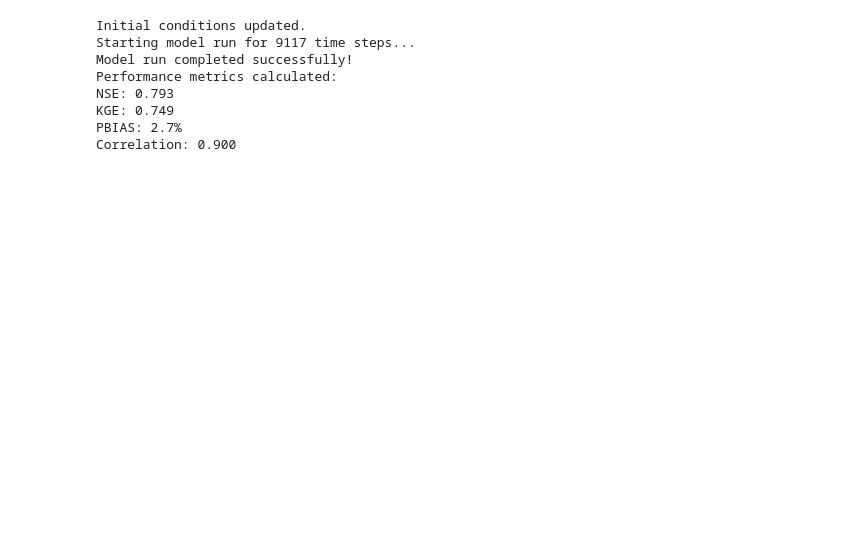
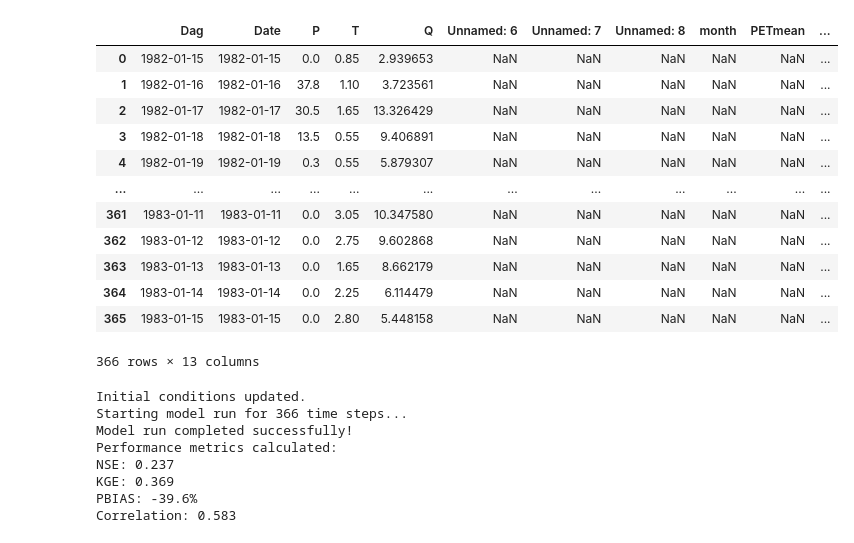
Before and after one commit to abdallaox/HBV_python_implementation, a Jupyter notebook: test.ipynb, the cells around one changed output. Drawn from its saved outputs; the diff is of its cells as text; code cells hidden in the pictures; blank space fills up the shorter version.

```diff
--- a/test.ipynb
+++ b/test.ipynb
@@ -40,25 +49,42 @@ Loaded data with 9117 time steps, from 1981-01-15 00:00:00 to 2005-12-31 00:00:0
+# %%
+import matplotlib.pyplot as plt
+model.data
+# %% [output]
+|  | Dag | Date | P | T | Q | Unnamed: 6 | Unnamed: 7 | Unnamed: 8 | month | PETmean | ... |
+| 0 | 1982-01-15 | 1982-01-15 | 0.0 | 0.85 | 2.939653 | NaN | NaN | NaN | NaN | NaN | ... |
+| 1 | 1982-01-16 | 1982-01-16 | 37.8 | 1.10 | 3.723561 | NaN | NaN | NaN | NaN | NaN | ... |
+| 2 | 1982-01-17 | 1982-01-17 | 30.5 | 1.65 | 13.326429 | NaN | NaN | NaN | NaN | NaN | ... |
+| 3 | 1982-01-18 | 1982-01-18 | 13.5 | 0.55 | 9.406891 | NaN | NaN | NaN | NaN | NaN | ... |
+| 4 | 1982-01-19 | 1982-01-19 | 0.3 | 0.55 | 5.879307 | NaN | NaN | NaN | NaN | NaN | ... |
+| ... | ... | ... | ... | ... | ... | ... | ... | ... | ... | ... | ... |
+| 361 | 1983-01-11 | 1983-01-11 | 0.0 | 3.05 | 10.347580 | NaN | NaN | NaN | NaN | NaN | ... |
+| 362 | 1983-01-12 | 1983-01-12 | 0.0 | 2.75 | 9.602868 | NaN | NaN | NaN | NaN | NaN | ... |
+| 363 | 1983-01-13 | 1983-01-13 | 0.0 | 1.65 | 8.662179 | NaN | NaN | NaN | NaN | NaN | ... |
+| 364 | 1983-01-14 | 1983-01-14 | 0.0 | 2.25 | 6.114479 | NaN | NaN | NaN | NaN | NaN | ... |
+| 365 | 1983-01-15 | 1983-01-15 | 0.0 | 2.80 | 5.448158 | NaN | NaN | NaN | NaN | NaN | ... |
+366 rows × 13 columns
 # %%
 
 custom_params = {
     'snow': {
         'TT': {'min': -2.0, 'max': 2.0, 'default': 0.0},      # Temperature threshold for snow/rain (°C)
         'CFMAX': {'min': 1.0, 'max': 6.0, 'default': 4},      # Degree-day factor (mm/°C/day)
-        'PCF': {'min': 0, 'max': 1.5, 'default': 0.3},      # Precipitation correction factor (-)
+        'PCF': {'min': 0.3, 'max': 1.5, 'default': 0.67},      # Precipitation correction factor (-)
         'SFCF': {'min': 0, 'max': 1.5, 'default': 0.3},     # Snowfall correction factor (-)
         'CFR': {'min': 0.0, 'max': 0.2, 'default': 0.05},     # Refreezing coefficient (-)
         'CWH': {'min': 0.0, 'max': 0.2, 'default': 0.1}       # Water holding capacity of snow (-)
     },
     'soil': {
-        'FC': {'min': 50.0, 'max': 1000.0, 'default': 750.0},  # Field capacity (mm)
+        'FC': {'min': 50.0, 'max': 650, 'default': 450.0},  # Field capacity (mm)
         'LP': {'min': 0.3, 'max': 1.0, 'default': 0.75},      # Limit for potential evaporation (-)
-        'BETA': {'min': 1.0, 'max': 8.0, 'default': 3.0}      # Shape coefficient (-)
+        'BETA': {'min': 1.0, 'max': 35, 'default': 3.0}      # Shape coefficient (-)
     },
     'response': {
         'K0': {'min': 0.01, 'max': 0.9, 'default': 0.12},      # Quick flow recession coefficient (1/day)
-        'K1': {'min': 0.0005, 'max': 0.5, 'default': 0.05},     # Intermediate flow recession coefficient (1/day)
-        'K2': {'min': 0.0005, 'max': 0.5, 'default': 0.05},     # Baseflow recession coefficient (1/day)
+        'K1': {'min': 0.05, 'max': 0.5, 'default': 0.05},     # Intermediate flow recession coefficient (1/day)
+        'K2': {'min': 0.005, 'max': 0.5, 'default': 0.05},     # Baseflow recession coefficient (1/day)
         'UZL': {'min': 5.0, 'max': 50.0, 'default': 28.0},    # Upper zone threshold (mm)
-        'PERC': {'min': 0.03, 'max': 8.0, 'default': 0.25}     # Percolation rate (mm/day)
+        'PERC': {'min': 0.03, 'max': 25, 'default': 0.25}     # Percolation rate (mm/day)
     }
 }
 model.set_parameters(custom_params)
@@ -68,18 +94,18 @@ model.set_initial_conditions(
     snowpack=0,  #initial snowpack (mm)
     liquid_water=0,    # Initial liquid water in snow (mm)
     soil_moisture= 650,  # Initial soil moisture (mm)
-    upper_storage=30,   # Initial upper zone storage (mm)
+    upper_storage=80,   # Initial upper zone storage (mm)
     lower_storage=30, ) # Initial lower zone storage (mm)
 
 # 5. Run the model
 results = model.run()
 # %% [output]
 Initial conditions updated.
-Starting model run for 9117 time steps...
+Starting model run for 366 time steps...
 Model run completed successfully!
 Performance metrics calculated:
-NSE: 0.793
-KGE: 0.749
-PBIAS: 2.7%
-Correlation: 0.900
+NSE: 0.237
+KGE: 0.369
+PBIAS: -39.6%
+Correlation: 0.583
 # %%
```
Also changed, not shown: parts of 9 cells of this notebook, 9 other files.
